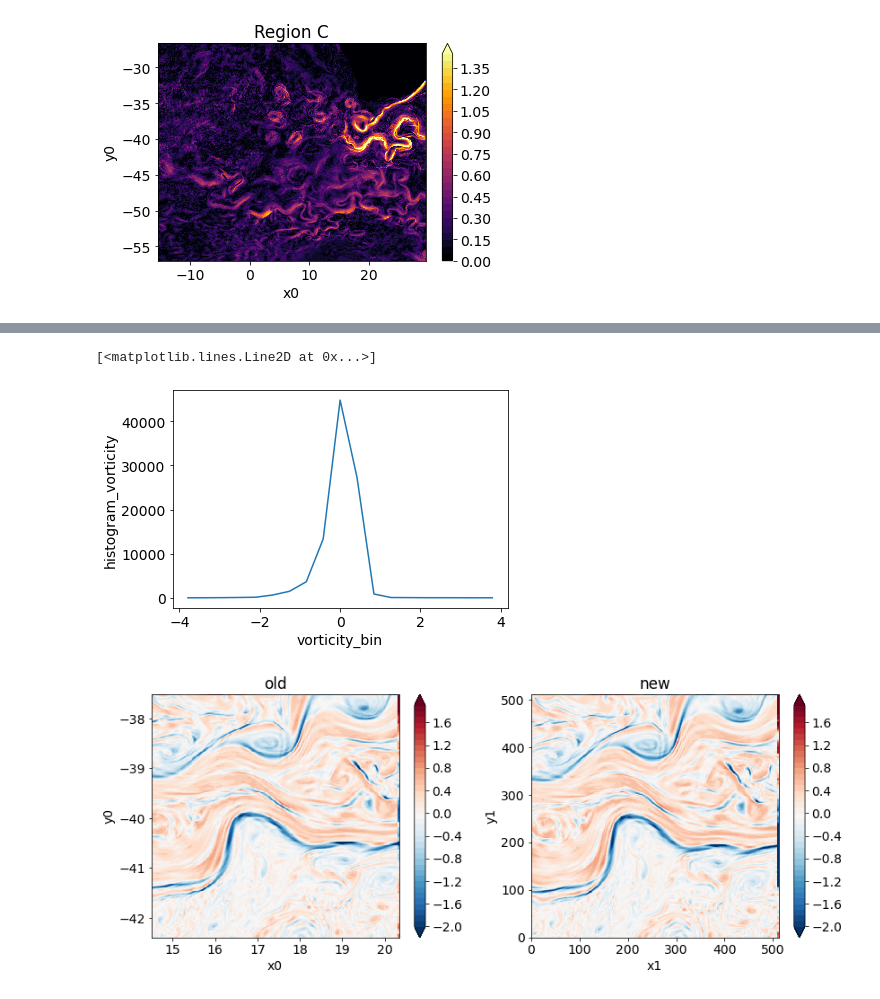
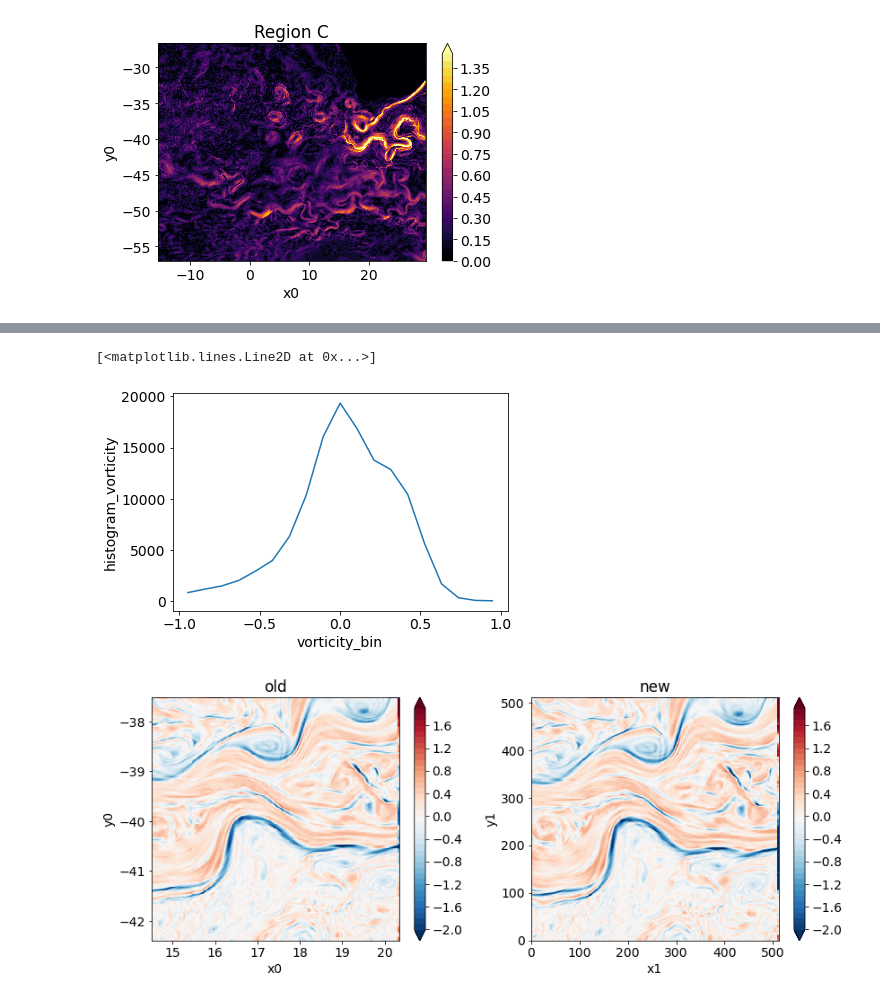
Before and after one commit to cspencerjones/separating-balanced, a Jupyter notebook: python/ginsburg_results/geostrophy_tangent_plane.ipynb, the cells around one changed output, grey strips where cells are left out. Cells and saved outputs as stored; diff of their text form; code cells hidden in the pictures.

```diff
--- a/python/ginsburg_results/geostrophy_tangent_plane.ipynb
+++ b/python/ginsburg_results/geostrophy_tangent_plane.ipynb
@@ -296,13 +297,13 @@ fig.savefig('vort_space.png')
 # %%
 from xhistogram.xarray import histogram
 
-bins = np.linspace(-4, 4, 20)
+bins = np.linspace(-1, 1, 20)
 h = histogram((vorti/1.1E-04).rename('vorticity'), bins=[bins])
 #display(h)
 h.plot()
 # %% [output]
 [<matplotlib.lines.Line2D at 0x...>]
-[figure, old version]
+[figure, new version]
 # %%
 plt.figure(figsize=(12,5))
 plt.subplot(121)
```
Also changed, not shown: parts of 12 cells of this notebook, 2 other files.
